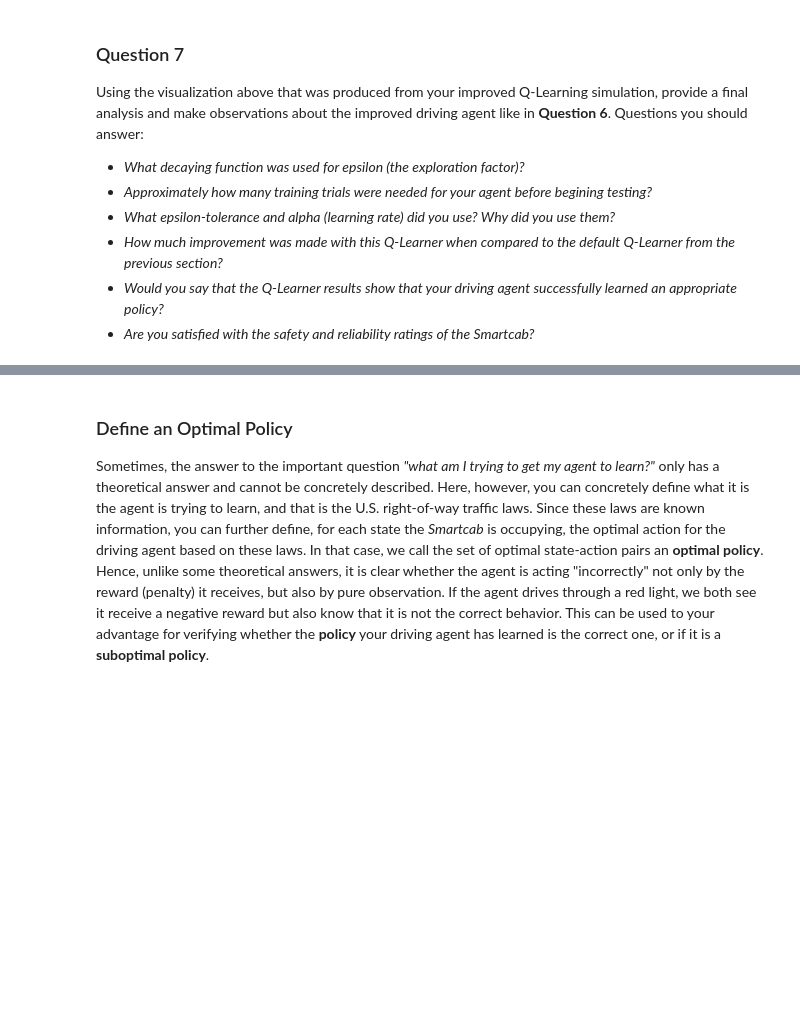
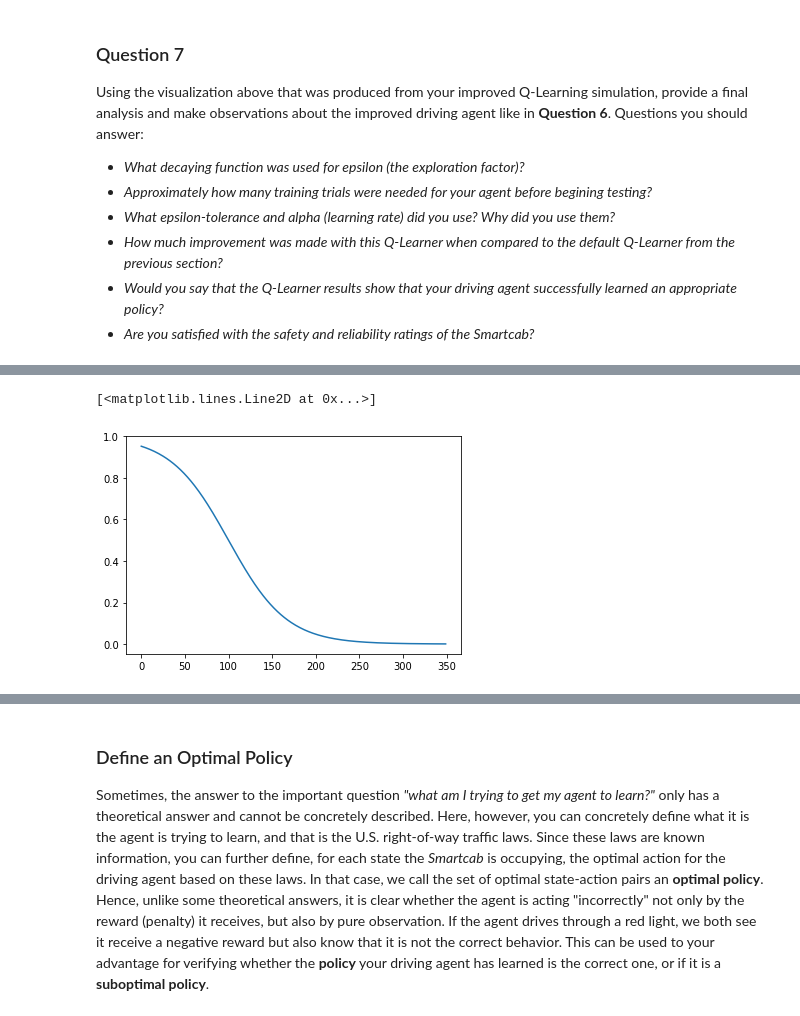
Before and after one commit to ronrest/smartcab, a Jupyter notebook: smartcab.ipynb, the cells around one changed output, grey strips where cells are left out. Drawn from its saved outputs; the diff is of its cells as text; code cells hidden in the pictures; blank space fills up the shorter version.

```diff
--- a/smartcab.ipynb
+++ b/smartcab.ipynb
@@ -238,0 +273,10 @@ Using the visualization above that was produced from your improved Q-Learning si
+# %%
+k = 0.03
+offset = 100
+
+x = np.arange(0,350)
+y = 1 - (1. / (1. + np.exp(-k * (x-offset))))
+plt.plot(x,y)
+# %% [output]
+[<matplotlib.lines.Line2D at 0x...>]
+[figure, added]
```
Also changed, not shown: parts of 18 cells of this notebook, 1 other file.
